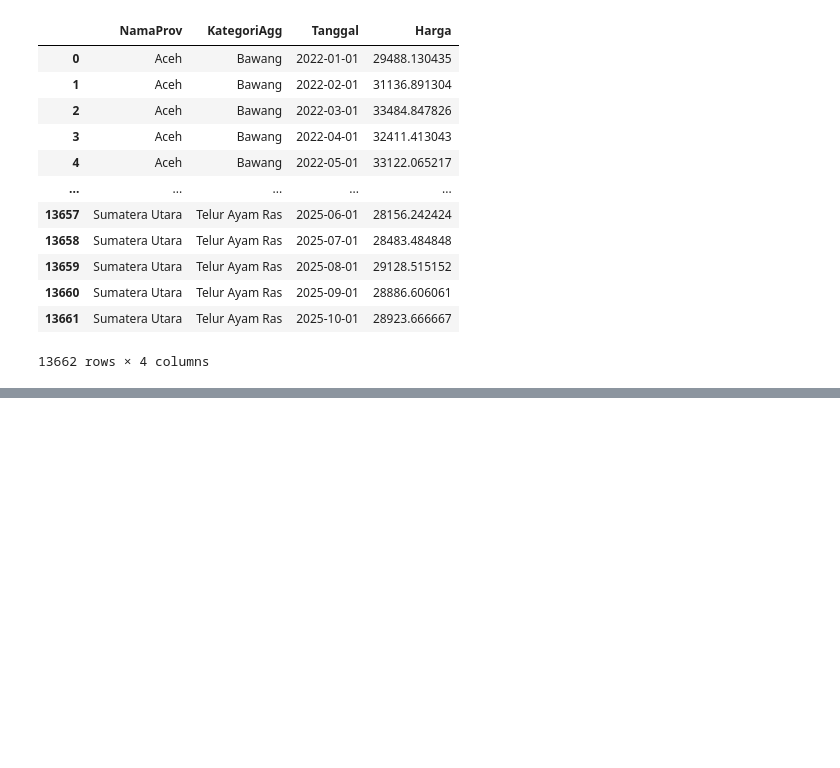
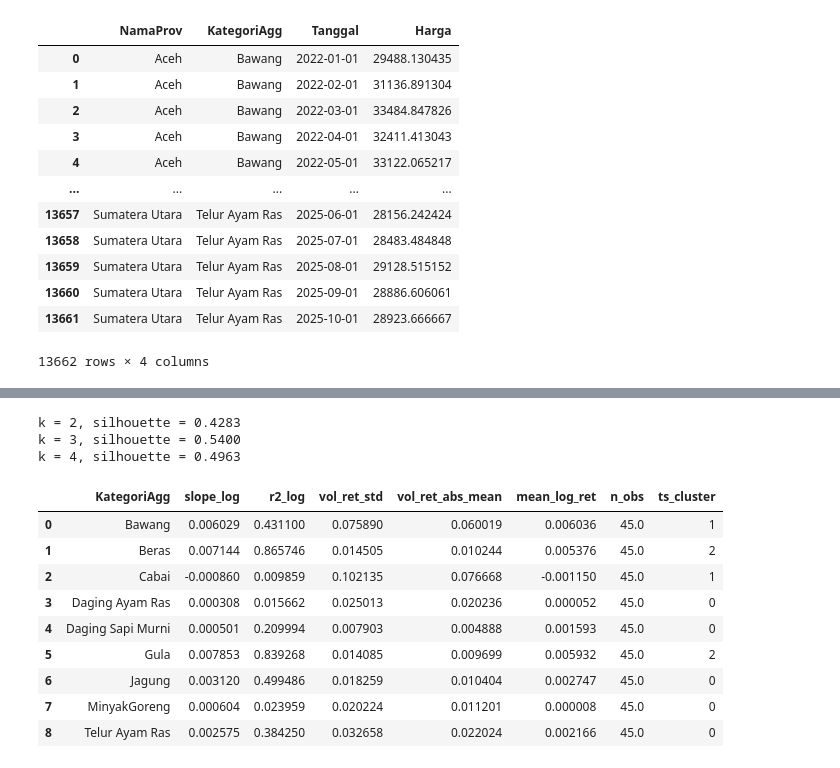
Before and after one commit to ali16180/Clustering-of-Staple-Commodities-in-Indonesia, a Jupyter notebook: G1401231081_Muhammad Hafiz Fazli_Tugas Akhir Individu.ipynb, the cells around one changed output, grey strips where cells are left out. Saved outputs shown, nothing was run; the diff lists cells and outputs as text; code cells hidden in the pictures; blank space fills up the shorter version.

```diff
--- a/G1401231081_Muhammad Hafiz Fazli_Tugas Akhir Individu.ipynb
+++ b/G1401231081_Muhammad Hafiz Fazli_Tugas Akhir Individu.ipynb
@@ -1159,0 +1164,33 @@ plt.show()
+# %%
+# coba beberapa k buat sense-check, misal 2–4
+for k in range(2, 5):
+    km = KMeans(n_clusters=k, n_init=20, random_state=0)
+    labels_k = km.fit_predict(X_ts_scaled)
+    sil = silhouette_score(X_ts_scaled, labels_k)
+    print(f"k = {k}, silhouette = {sil:.4f}")
+# %% [output]
+k = 2, silhouette = 0.4283
+k = 3, silhouette = 0.5400
+k = 4, silhouette = 0.4963
+# %%
+best_k = 3
+
+km_ts = KMeans(n_clusters=best_k, n_init=20, random_state=0)
+labels_ts = km_ts.fit_predict(X_ts_scaled)
+
+# gabung kembali ke vol_kat
+ts_kat_clust = feat_kat.copy()
+ts_kat_clust["ts_cluster"] = labels_ts
+
+ts_kat_clust
+# %% [output]
+|  | KategoriAgg | slope_log | r2_log | vol_ret_std | vol_ret_abs_mean | mean_log_ret | n_obs | ts_cluster |
+| 0 | Bawang | 0.006029 | 0.431100 | 0.075890 | 0.060019 | 0.006036 | 45.0 | 1 |
+| 1 | Beras | 0.007144 | 0.865746 | 0.014505 | 0.010244 | 0.005376 | 45.0 | 2 |
+| 2 | Cabai | -0.000860 | 0.009859 | 0.102135 | 0.076668 | -0.001150 | 45.0 | 1 |
+| 3 | Daging Ayam Ras | 0.000308 | 0.015662 | 0.025013 | 0.020236 | 0.000052 | 45.0 | 0 |
+| 4 | Daging Sapi Murni | 0.000501 | 0.209994 | 0.007903 | 0.004888 | 0.001593 | 45.0 | 0 |
+| 5 | Gula | 0.007853 | 0.839268 | 0.014085 | 0.009699 | 0.005932 | 45.0 | 2 |
+| 6 | Jagung | 0.003120 | 0.499486 | 0.018259 | 0.010404 | 0.002747 | 45.0 | 0 |
+| 7 | MinyakGoreng | 0.000604 | 0.023959 | 0.020224 | 0.011201 | 0.000008 | 45.0 | 0 |
+| 8 | Telur Ayam Ras | 0.002575 | 0.384250 | 0.032658 | 0.022024 | 0.002166 | 45.0 | 0 |
```
Also changed, not shown: parts of 16 cells of this notebook, 1 other file.
